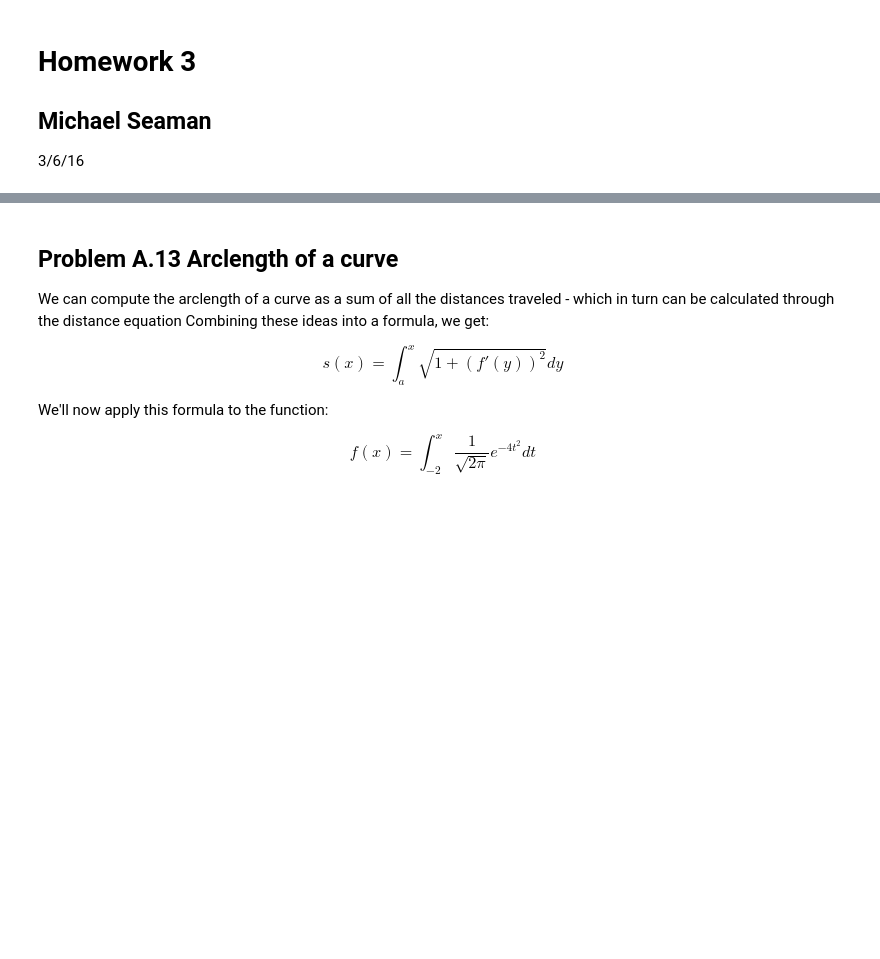
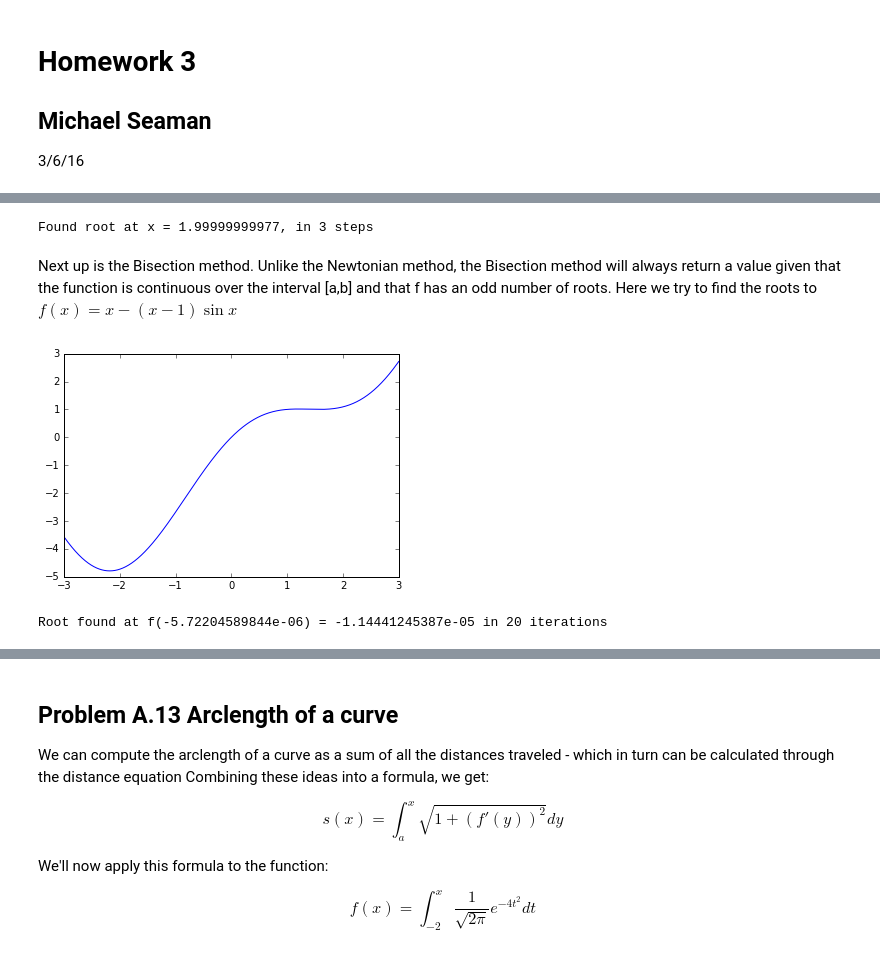
Before and after one commit to chapman-phys227-2016s/hw-3-seama107, a Jupyter notebook: HW3.ipynb, the cells around one changed output, grey strips where cells are left out. Cells and saved outputs as stored; diff of their text form; code cells hidden in the pictures; blank space fills up the shorter version.

```diff
--- a/HW3.ipynb
+++ b/HW3.ipynb
@@ -19,0 +50,28 @@ blt.output_notebook()
+# %%
+def f_1(x):
+    return math.e**(-.1 * x**2) * math.sin(math.pi * x / 2)
+
+def df_1(x):
+    return -.2*x*math.e**(-.1 * x**2) * math.sin(math.pi/2 * x) + math.pi/2 * math.e**(-.1 * x**2) * math.cos(math.pi/2 * x)
+
+return_value = p2.Newton(f_1, 1.7, df_1)
+print "Found root at x = {}, in {} steps".format(return_value[0], return_value[1])
+# %% [output]
+Found root at x = 1.99999999977, in 3 steps
+# %% [markdown]
+Next up is the Bisection method. Unlike the Newtonian method, the Bisection method will always return a value given that the function is continuous over the interval [a,b] and that f has an odd number of roots. Here we try to find the roots to $f(x) = x - (x - 1)\sin{x}$
+# %%
+def f_2(x):
+    return float(x) - (float(x-1) * math.sin(x))
+
+xList = np.linspace(-3, 3, 10000)
+f_2_vectorized = np.vectorize(f_2)
+yList = f_2_vectorized(xList)
+plt.plot(xList, yList)
+plt.show()
+
+Bisection_root = p2.Bisection(f_2, -3, 3)
+print "Root found at f({}) = {} in {} iterations".format(Bisection_root[0], Bisection_root[2], Bisection_root[1])
+# %% [output]
+[figure, added]
+Root found at f(-5.72204589844e-06) = -1.14441245387e-05 in 20 iterations
```
Also changed, not shown: parts of 8 cells of this notebook, 1 other file.
